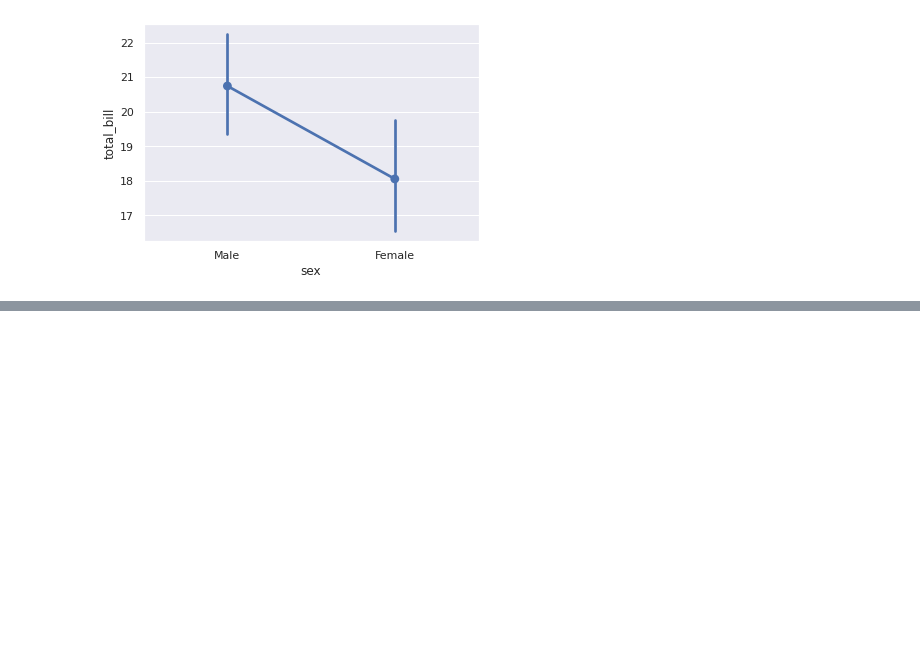
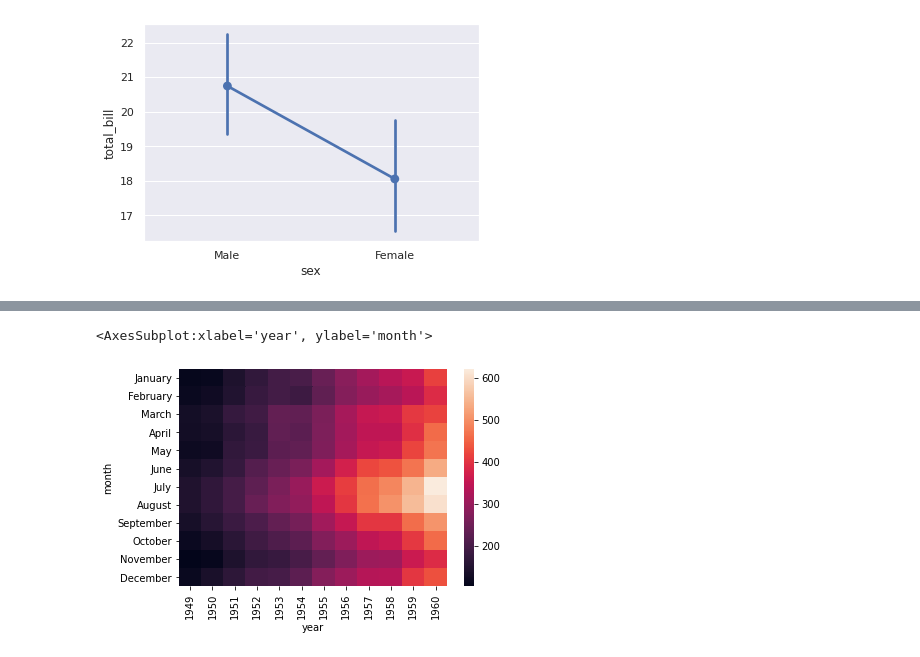
Before and after one commit to hersany/DataScience, a Jupyter notebook: Seaborn/Seaborn Class.ipynb, the cells around one changed output, grey strips where cells are left out. Cells and saved outputs as stored; diff of their text form; code cells hidden in the pictures; blank space fills up the shorter version.

```diff
--- a/Seaborn/Seaborn Class.ipynb
+++ b/Seaborn/Seaborn Class.ipynb
@@ -592,0 +662,7 @@ sns.pointplot('sex', 'total_bill', data= tips)
+# %%
+a = flights.pivot_table('passengers', 'month', 'year')
+# %%
+sns.heatmap(a)
+# %% [output]
+<AxesSubplot:xlabel='year', ylabel='month'>
+[figure, added]
```
Also changed, not shown: parts of 56 cells of this notebook, 1 other file.
